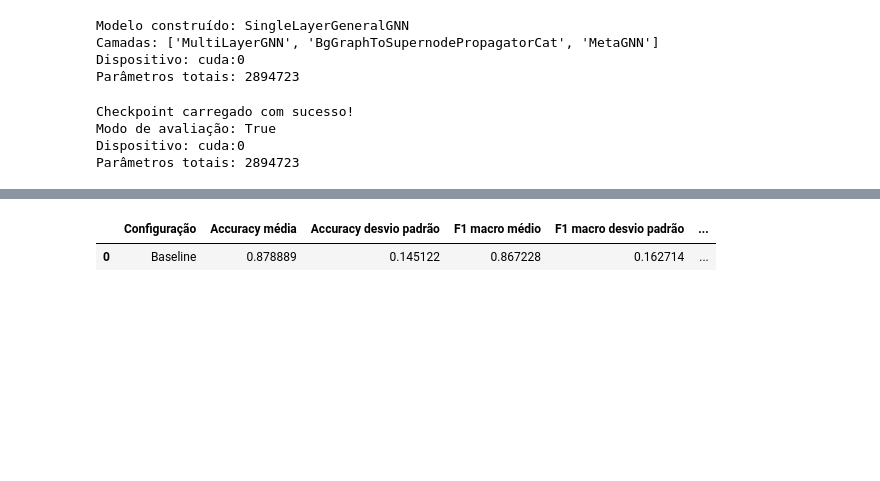
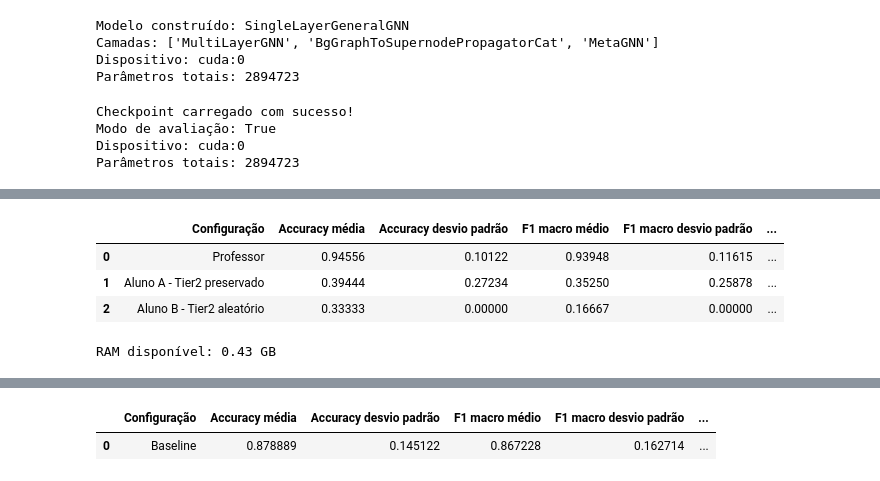
Before and after one commit to J0hnV1ct0r/Graph_Pruning, a Jupyter notebook: prodigy/evaluate_layer_pruning_prodigy2_0.ipynb, the cells around one changed output, grey strips where cells are left out. Saved outputs shown, nothing was run; the diff lists cells and outputs as text; code cells hidden in the pictures; blank space fills up the shorter version.

```diff
--- a/prodigy/evaluate_layer_pruning_prodigy2_0.ipynb
+++ b/prodigy/evaluate_layer_pruning_prodigy2_0.ipynb
@@ -397,0 +2404,75 @@ def evaluate_model(model, episodes, device, config_name="Modelo"):
+# %%
+import gc
+import pandas as pd
+import psutil
+import torch
+
+models_to_evaluate = {
+    "Professor": teacher,
+    "Aluno A - Tier2 preservado": student_A,
+    "Aluno B - Tier2 aleatório": student_B
+}
+
+full_val_results = []
+
+previous_modes = {
+    name: current_model.training
+    for name, current_model in models_to_evaluate.items()
+}
+
+try:
+    for name, current_model in models_to_evaluate.items():
+
+        print(f"\n{'=' * 60}")
+        print(f"AVALIAÇÃO: {name}")
+        print("=" * 60)
+
+        result, episode_df = evaluate_model(
+            model=current_model,
+            episodes=wiki_val_loader,
+            device=DEVICE,
+            config_name=name
+        )
+
+        full_val_results.append(result)
+
+        print(f"Episódios: {result['Batches avaliados']}")
+        print(f"Exemplos: {result['Exemplos avaliados']}")
+        print(f"Accuracy: {result['Accuracy global']:.5f}")
+        print(f"F1 macro: {result['F1 macro global']:.5f}")
+
+        del episode_df
+        gc.collect()
+
+        if torch.cuda.is_available():
+            torch.cuda.empty_cache()
+
+finally:
+    for name, current_model in models_to_evaluate.items():
+        current_model.train(previous_modes[name])
+
+results_val_df = pd.DataFrame(full_val_results)
+
+print("\n=== RESULTADOS COMPLETOS ===")
+
+display(
+    results_val_df[
+        [
+            "Configuração",
+            "Accuracy média",
+            "Accuracy desvio padrão",
+            "F1 macro médio",
+            "F1 macro desvio padrão",
+            "Accuracy global",
+            "F1 macro global",
+            "Batches avaliados",
+            "Exemplos avaliados"
+        ]
+    ].round(5)
+)
+
+print(
+    "\nRAM disponível:",
+    f"{psutil.virtual_memory().available / 1024**3:.2f} GB"
+)
+# %% [output]
@@ -397,0 +2496,5 @@ def evaluate_model(model, episodes, device, config_name="Modelo"):
+|  | Configuração | Accuracy média | Accuracy desvio padrão | F1 macro médio | F1 macro desvio padrão | ... |
+| 0 | Professor | 0.94556 | 0.10122 | 0.93948 | 0.11615 | ... |
+| 1 | Aluno A - Tier2 preservado | 0.39444 | 0.27234 | 0.35250 | 0.25878 | ... |
+| 2 | Aluno B - Tier2 aleatório | 0.33333 | 0.00000 | 0.16667 | 0.00000 | ... |
+RAM disponível: 0.43 GB
```
Also changed, not shown: parts of 62 cells of this notebook.
